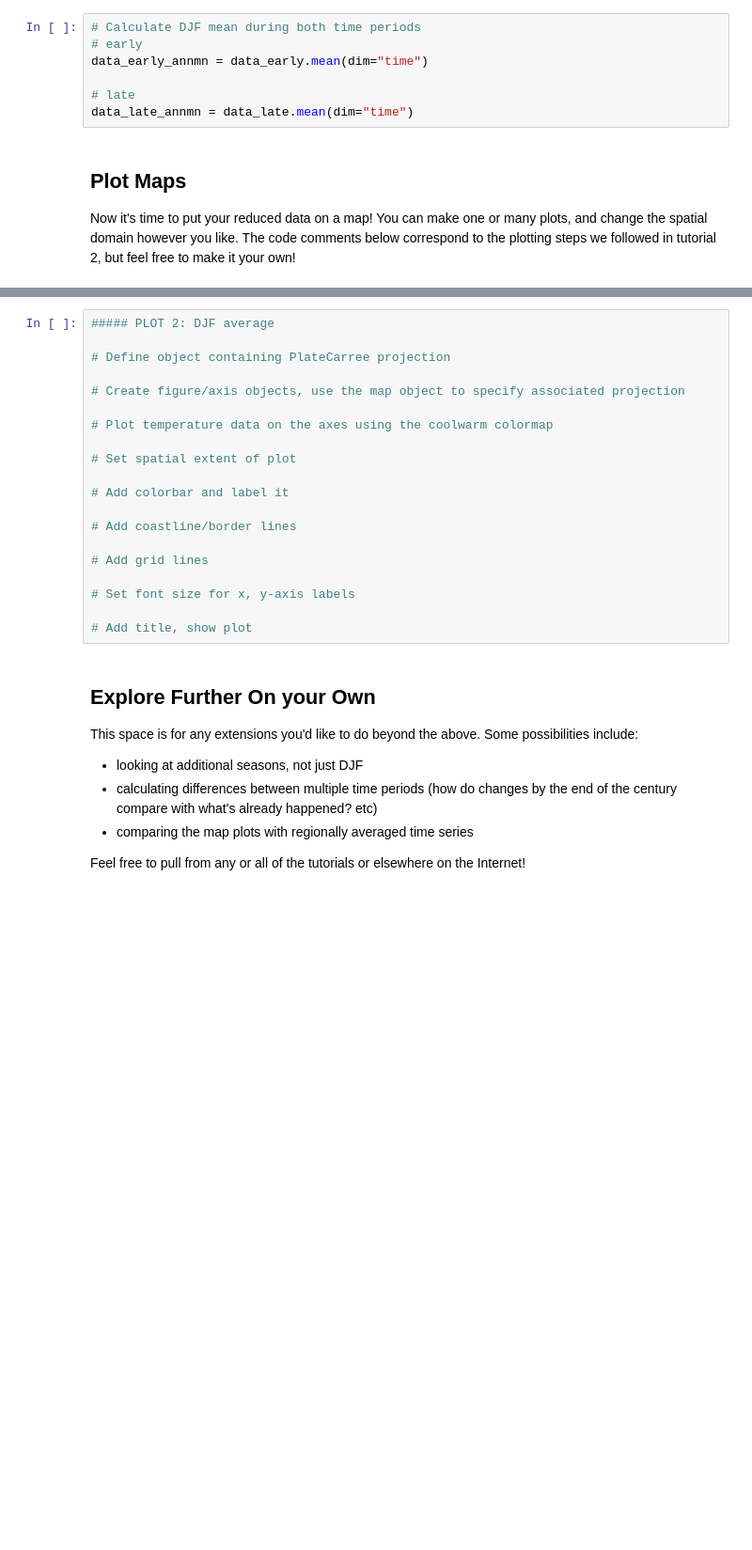
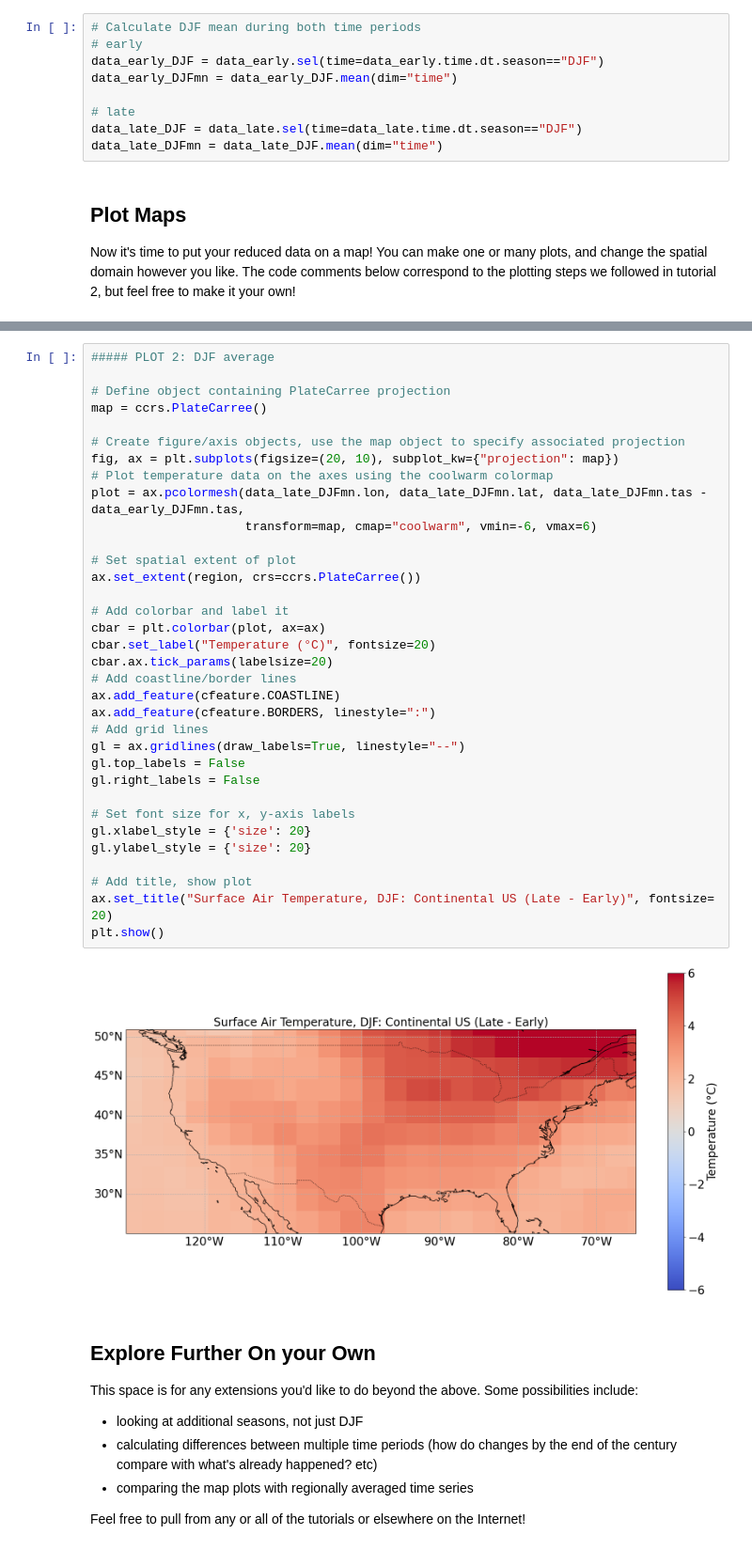
Before and after one commit to egp4aq/Map-Plots, a Jupyter notebook: Workbook_MapTutorials.ipynb, the cells around one changed output, grey strips where cells are left out. Shown at 94% size. Cells and saved outputs as stored; diff of their text form; blank space fills up the shorter version.

```diff
--- a/Workbook_MapTutorials.ipynb
+++ b/Workbook_MapTutorials.ipynb
@@ -103,10 +105,12 @@ data_late = data.sel(time=slice(str(per_late[0])+"-01-01", str(per_late[1])+"-12
 # %%
 # Calculate DJF mean during both time periods
 # early
-data_early_annmn = data_early.mean(dim="time")
+data_early_DJF = data_early.sel(time=data_early.time.dt.season=="DJF")
+data_early_DJFmn = data_early_DJF.mean(dim="time")
 
 # late
-data_late_annmn = data_late.mean(dim="time")
+data_late_DJF = data_late.sel(time=data_late.time.dt.season=="DJF")
+data_late_DJFmn = data_late_DJF.mean(dim="time")
 # %% [markdown]
 <a id='map'></a>
 ## **Plot Maps**
@@ -154,23 +158,39 @@ plt.show()
 # %%
 ##### PLOT 2: DJF average
 
 # Define object containing PlateCarree projection
+map = ccrs.PlateCarree()
 
 # Create figure/axis objects, use the map object to specify associated projection
-
+fig, ax = plt.subplots(figsize=(20, 10), subplot_kw={"projection": map})
 # Plot temperature data on the axes using the coolwarm colormap
+plot = ax.pcolormesh(data_late_DJFmn.lon, data_late_DJFmn.lat, data_late_DJFmn.tas - data_early_DJFmn.tas,
+                     transform=map, cmap="coolwarm", vmin=-6, vmax=6)
 
 # Set spatial extent of plot
+ax.set_extent(region, crs=ccrs.PlateCarree())
 
 # Add colorbar and label it
-
+cbar = plt.colorbar(plot, ax=ax)
+cbar.set_label("Temperature (°C)", fontsize=20)
+cbar.ax.tick_params(labelsize=20)
 # Add coastline/border lines
-
+ax.add_feature(cfeature.COASTLINE)
+ax.add_feature(cfeature.BORDERS, linestyle=":")
 # Add grid lines
+gl = ax.gridlines(draw_labels=True, linestyle="--")
+gl.top_labels = False
+gl.right_labels = False
 
 # Set font size for x, y-axis labels
+gl.xlabel_style = {'size': 20}
+gl.ylabel_style = {'size': 20}
 
 # Add title, show plot
+ax.set_title("Surface Air Temperature, DJF: Continental US (Late - Early)", fontsize= 20)
+plt.show()
+# %% [output]
+[figure, added]
 # %% [markdown]
 <a id='explore'></a>
 ## **Explore Further On your Own**
```
Also changed, not shown: parts of 2 cells of this notebook.
